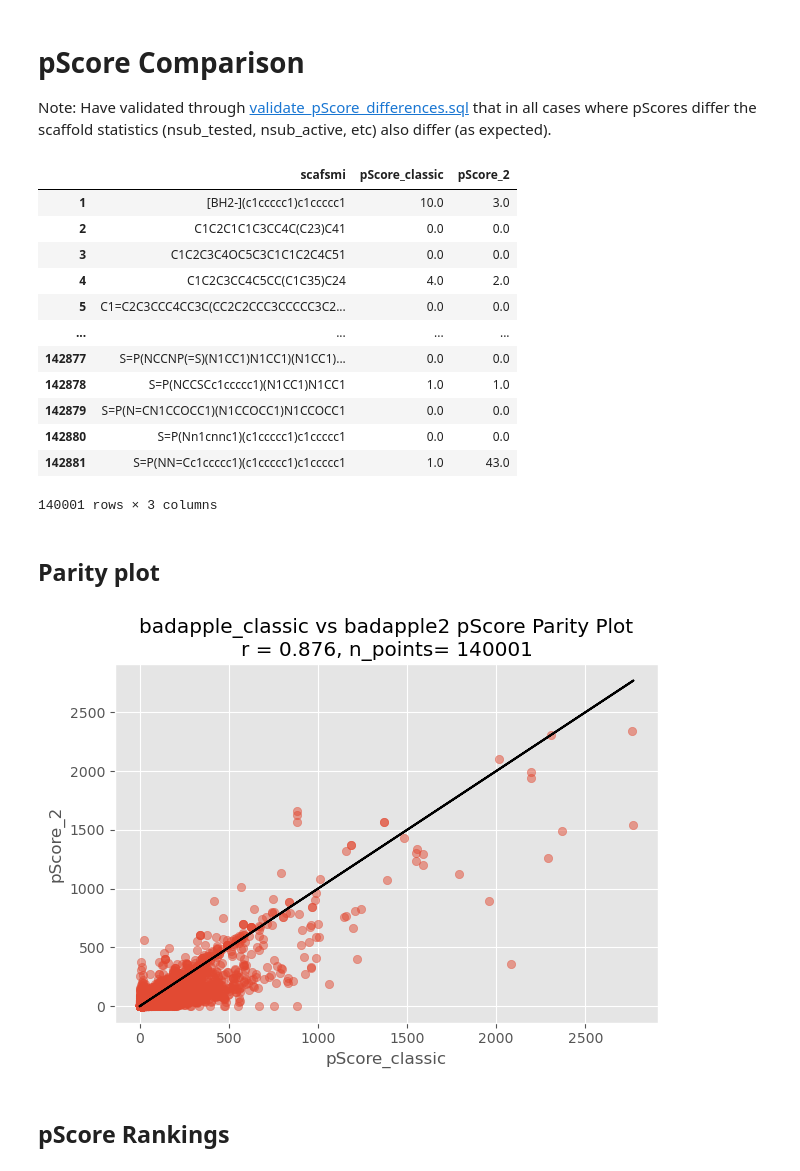
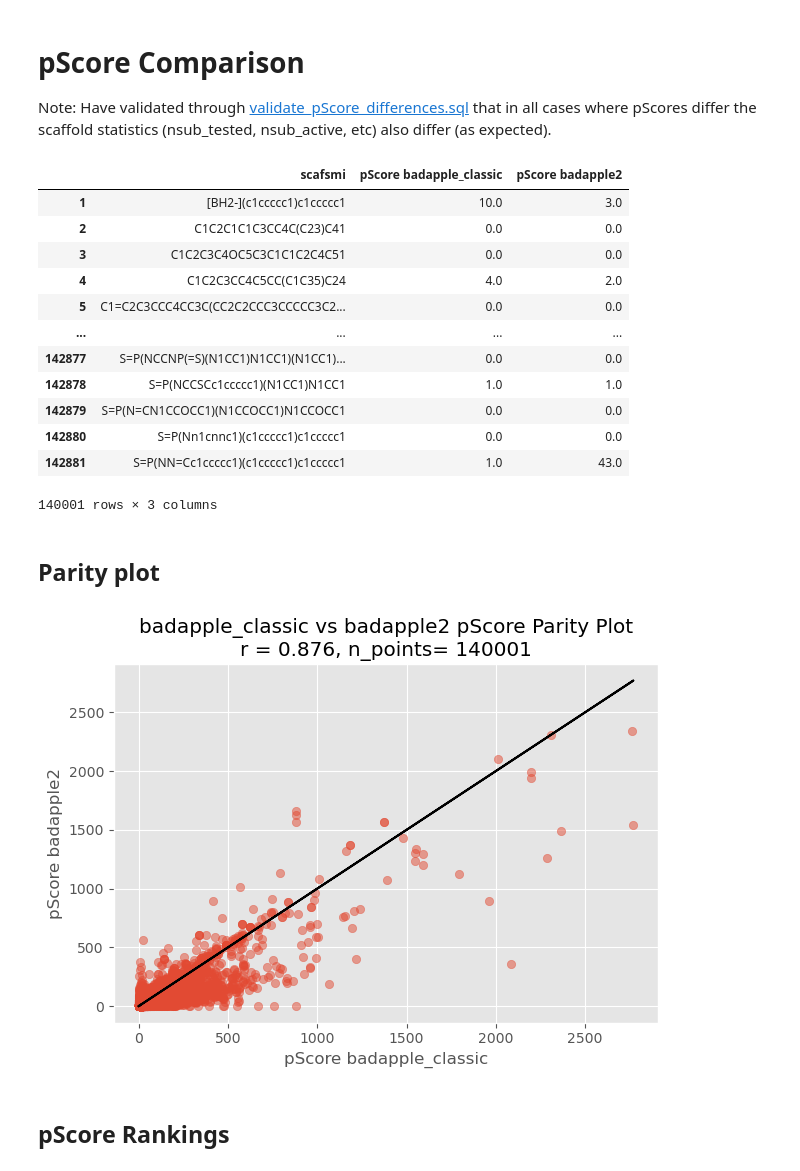
Before and after one commit to unmtransinfo/Badapple2, a Jupyter notebook: src/notebooks/badapple2-vs-badapple_classic.ipynb, the cells around one changed output. Cells and saved outputs as stored; diff of their text form; code cells hidden in the pictures.

```diff
--- a/src/notebooks/badapple2-vs-badapple_classic.ipynb
+++ b/src/notebooks/badapple2-vs-badapple_classic.ipynb
@@ -83,6 +81,9 @@ summary_df
 # %% [markdown]
 # pScore Comparison
 Note: Have validated through [validate_pScore_differences.sql](../sql/validate_pScore_differences.sql) that in all cases where pScores differ the scaffold statistics (nsub_tested, nsub_active, etc) also differ (as expected).
+# %%
+ORIGINAL_PSCORE_COL_NAME = f"pScore {ORIGINAL_DB_NAME}"
+COMPARISON_PSCORE_COL_NAME = f"pScore {COMPARISON_DB_NAME}"
 # %%
 def get_pScores(db_cursor, db_conn):
     query = sql.SQL("SELECT scafsmi, pScore FROM scaffold order by scafsmi")
@@ -112,13 +113,13 @@ comparison_df = get_pScore_df(comparison_pScores, False)
 # %%
 # get df containing shared scaffolds
 shared_df = pd.merge(original_df, comparison_df, on='scafsmi')
-shared_df.rename(columns={"pScore_x": "pScore_classic", "pScore_y": "pScore_2"}, inplace=True)
+shared_df.rename(columns={"pScore_x": ORIGINAL_PSCORE_COL_NAME, "pScore_y": COMPARISON_PSCORE_COL_NAME}, inplace=True)
 # doesn't make sense to compare NaN entries
-shared_df = shared_df[~shared_df["pScore_classic"].isna()]
+shared_df = shared_df[~(shared_df[ORIGINAL_PSCORE_COL_NAME].isna()| shared_df[COMPARISON_PSCORE_COL_NAME].isna())]
 # %%
 shared_df
 # %% [output]
-|  | scafsmi | pScore_classic | pScore_2 |
+|  | scafsmi | pScore badapple_classic | pScore badapple2 |
 | 1 | [BH2-](c1ccccc1)c1ccccc1 | 10.0 | 3.0 |
 | 2 | C1C2C1C1C3CC4C(C23)C41 | 0.0 | 0.0 |
 | 3 | C1C2C3C4OC5C3C1C1C2C4C51 | 0.0 | 0.0 |
@@ -147,14 +148,14 @@ def create_parity_plot(df: pd.DataFrame, x_col: str, y_col: str, title: str=None
     plt.tight_layout()
 # %%
 # use scipy to calculate correlation + pval
-correlation, p_value = pearsonr(shared_df["pScore_classic"], shared_df["pScore_2"])
+correlation, p_value = pearsonr(shared_df[ORIGINAL_PSCORE_COL_NAME], shared_df[COMPARISON_PSCORE_COL_NAME])
 # %%
 # visualize parity plot
-plot_title = "badapple_classic vs badapple2 pScore Parity Plot\nr = %.3f, n_points= %d" % (correlation, len(shared_df))
-create_parity_plot(shared_df, "pScore_classic", "pScore_2", plot_title)
+plot_title = f"{ORIGINAL_DB_NAME} vs {COMPARISON_DB_NAME} pScore Parity Plot\nr = %.3f, n_points= %d" % (correlation, len(shared_df))
+create_parity_plot(shared_df, ORIGINAL_PSCORE_COL_NAME, COMPARISON_PSCORE_COL_NAME, plot_title)
 plt.show()
 # %% [output]
-[figure, old version]
+[figure, new version]
 # %% [markdown]
 ## pScore Rankings
 # %%
```
Also changed, not shown: parts of 36 cells of this notebook, 4 other files.
